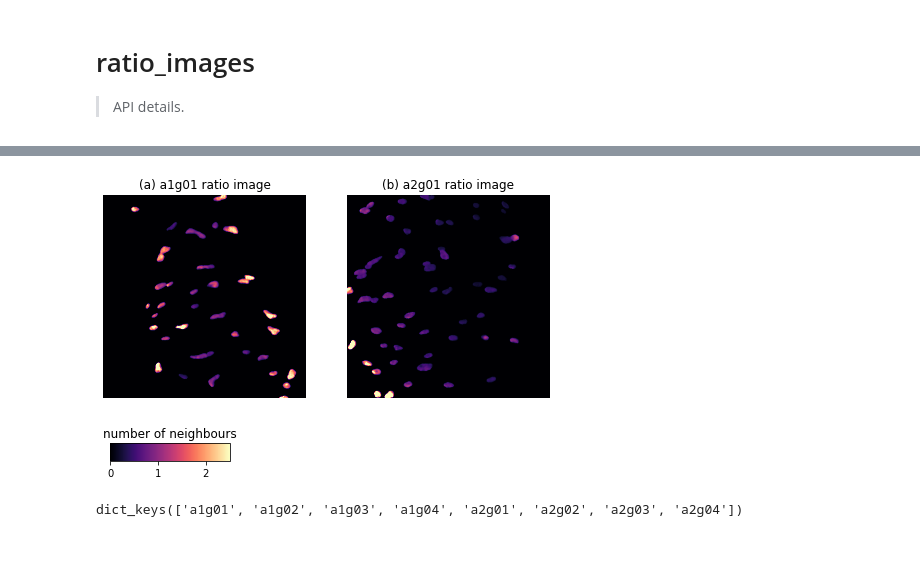
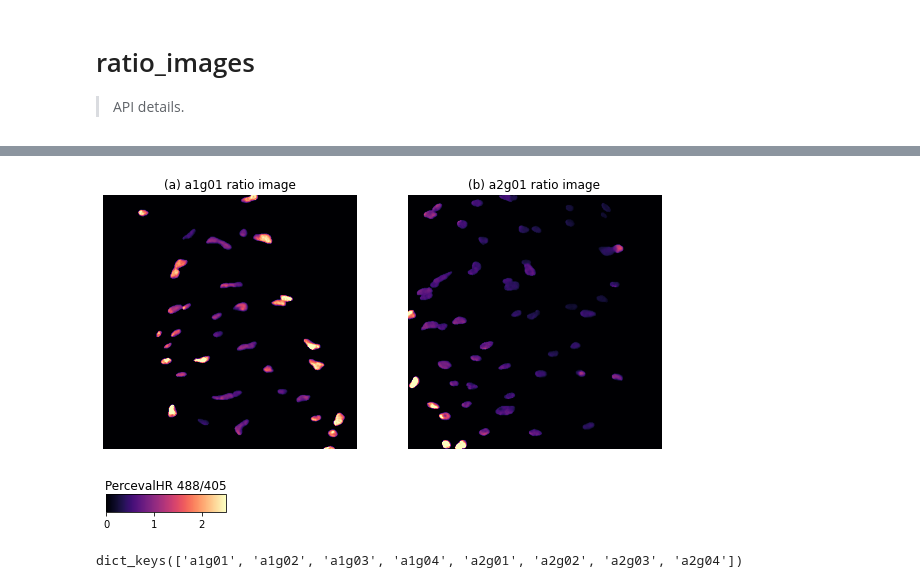
Before and after one commit to morriso1/ratioimage, a Jupyter notebook: 00_ratio_images.ipynb, the cells around one changed output, grey strips where cells are left out. Drawn from its saved outputs; the diff is of its cells as text; code cells hidden in the pictures; blank space fills up the shorter version.

Commit message:
correct colorbar title

```diff
--- a/00_ratio_images.ipynb
+++ b/00_ratio_images.ipynb
@@ -72,19 +72,20 @@ def create_ratio_image(num_img, denom_img, mask_img):
 # %%
 a1g01_img = create_ratio_image(C1_imgs["a1g01"], C0_imgs["a1g01"], lab_imgs["a1g01"])
 a2g01_img = create_ratio_image(C1_imgs["a2g01"], C0_imgs["a2g01"], lab_imgs["a2g01"])
 
 plot_new_images(
     [a1g01_img, a2g01_img],
     ["a1g01 ratio image", "a2g01 ratio image"],
     img_cmap="magma",
     vmax=2.5,
     figure_shape=(1, 2),
-    figure_size=(8, 5),
+    figure_size=(10, 5),
     colorbar=True,
+    colorbar_title="PercevalHR 488/405"
 )
 # %% [output]
-[figure, old version]
+[figure, new version]
-[figure, old version]
+[figure, new version]
 # %%
 # export
 def create_dict_of_ratio_images(num_imgs: dict, denom_imgs: dict, lab_imgs: dict):
```
Also changed, not shown: parts of 1 cell of this notebook, 3 other files.
